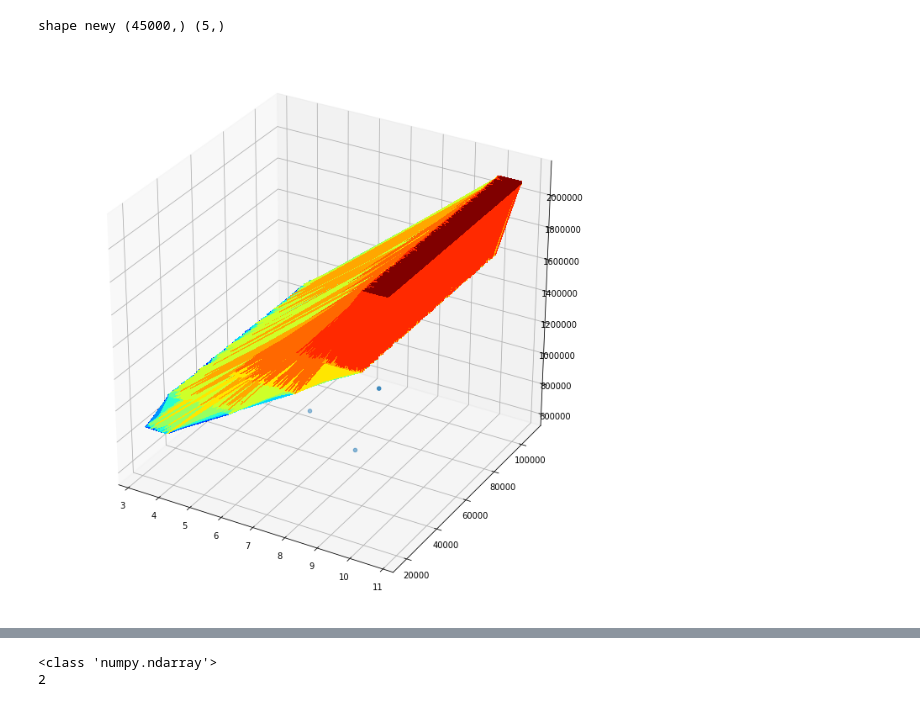
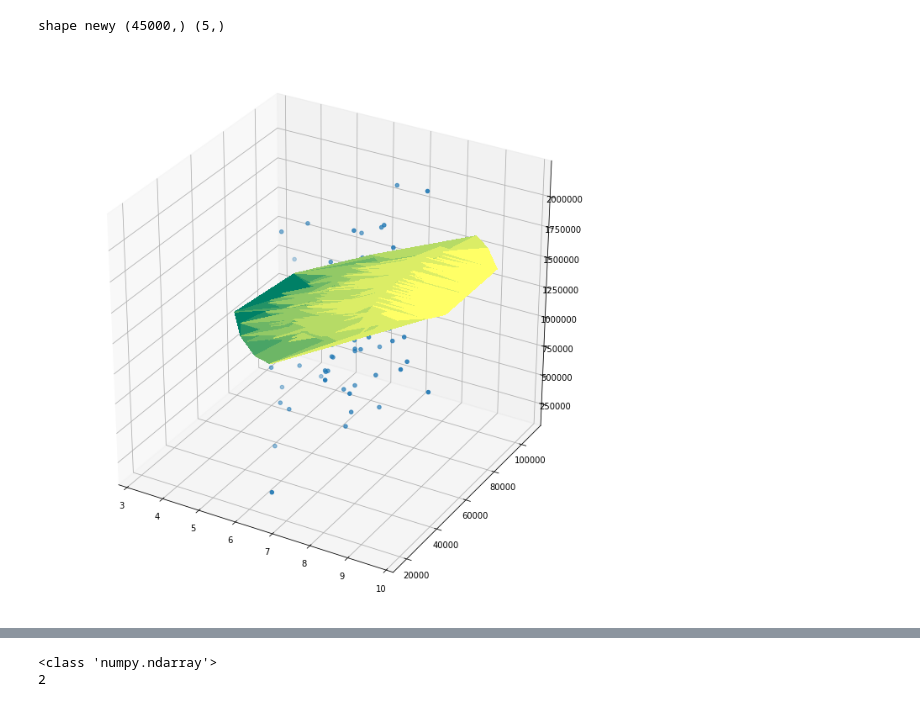
Before and after one commit to jdariasl/ML_IntroductoryCourse, a Jupyter notebook: library/HPI.ipynb, the cells around one changed output, grey strips where cells are left out. Saved outputs shown, nothing was run; the diff lists cells and outputs as text; code cells hidden in the pictures.

Commit message:
Plot histogram model

```diff
--- a/library/HPI.ipynb
+++ b/library/HPI.ipynb
@@ -180,7 +180,7 @@ def plot_hpi(x="Avg. Area House Age", x2="Area Population", num_points = 100):
 # %%
 
 def plot_hpi_regression(X,Y,Z):
-    num_points = 10
+    num_points = 100
     zdata = y[0:num_points]
     xdata = X[0:num_points,]
     ydata = Y[0:num_points,]
@@ -191,7 +191,7 @@ def plot_hpi_regression(X,Y,Z):
     ax = fig.gca(projection='3d')
 
     # Plot the surface.
-    surf = ax.plot_trisurf(X, Y, Z, cmap=cm.jet,
+    surf = ax.plot_trisurf(X, Y, Z, cmap=cm.summer,
                                linewidth=0.2, antialiased=False)
 
     ax.scatter3D(xdata, ydata, zdata, cmap='Greens');
@@ -231,10 +231,10 @@ print("shape newy", newy.shape, np.unique(newy).shape)
 # %% [output]
 shape newy (45000,) (5,)
 # %%
-point = 45000
+point = 1000
 plot_hpi_regression(newx1[0:point],newx2[0:point],newy[0:point])
 # %% [output]
-[figure, old version]
+[figure, new version]
 # %%
 xx = np.meshgrid(x1[0:10],x2[0:10])
 print("x1: ",x1[0:10])
```
